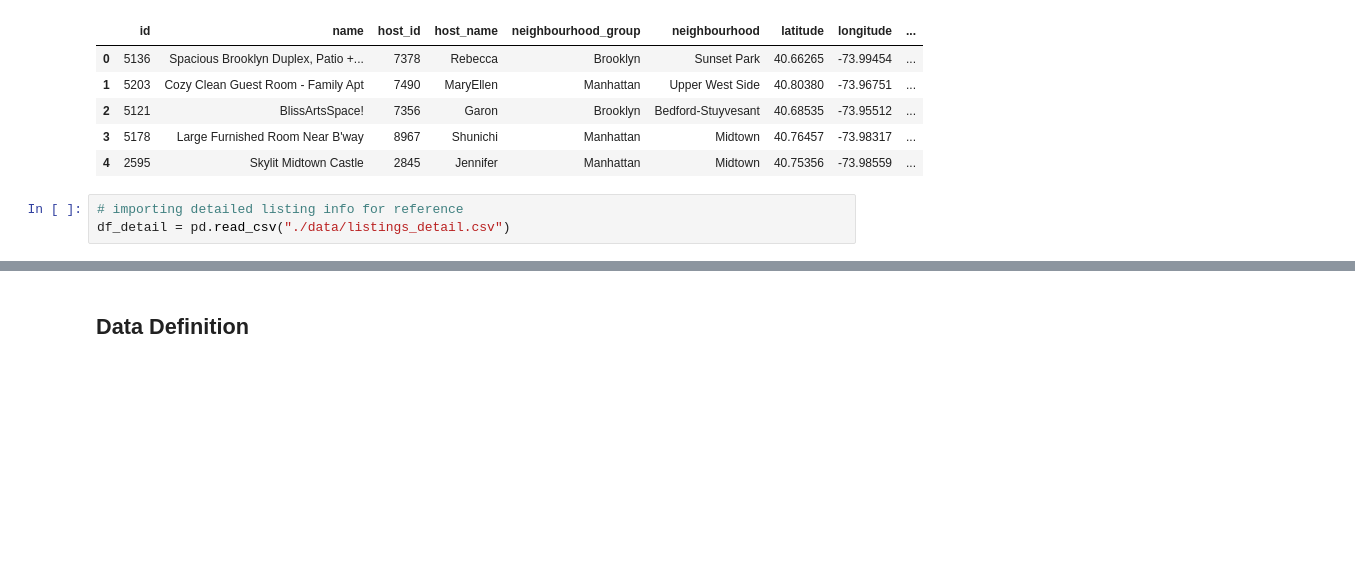
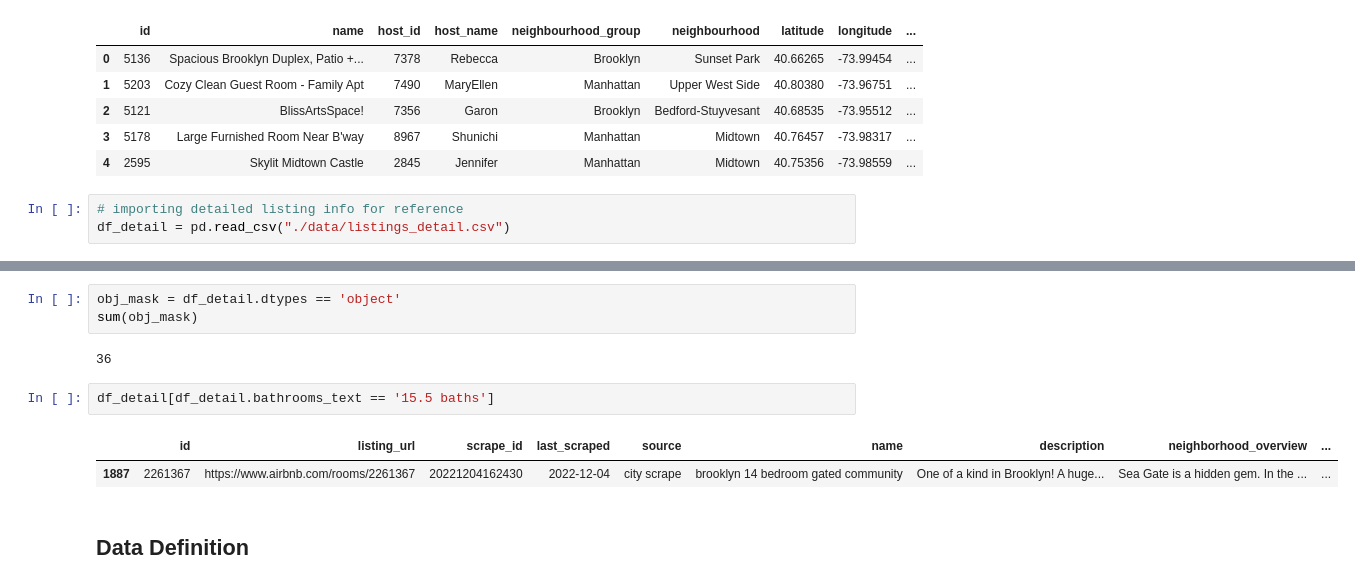
Before and after one commit to n-altawam/Sprinboard, a Jupyter notebook: Capstone 2/data_wrangling.ipynb, the cells around one changed output, grey strips where cells are left out. Cells and saved outputs as stored; diff of their text form; blank space fills up the shorter version.

```diff
--- a/Capstone 2/data_wrangling.ipynb
+++ b/Capstone 2/data_wrangling.ipynb
@@ -30,3 +61,13 @@ df_detail = pd.read_csv("./data/listings_detail.csv")
+# %%
+obj_mask = df_detail.dtypes == 'object'
+sum(obj_mask)
+# %% [output]
+36
+# %%
+df_detail[df_detail.bathrooms_text == '15.5 baths']
+# %% [output]
+|  | id | listing_url | scrape_id | last_scraped | source | name | description | neighborhood_overview | ... |
+| 1887 | 2261367 | https://www.airbnb.com/rooms/2261367 | 20221204162430 | 2022-12-04 | city scrape | brooklyn 14 bedroom gated community | One of a kind in Brooklyn! A huge... | Sea Gate is a hidden gem. In the ... | ... |
 # %% [markdown]
 ## Data Definition
 # %%
```
Also changed, not shown: parts of 5 cells of this notebook, 1 other file.
